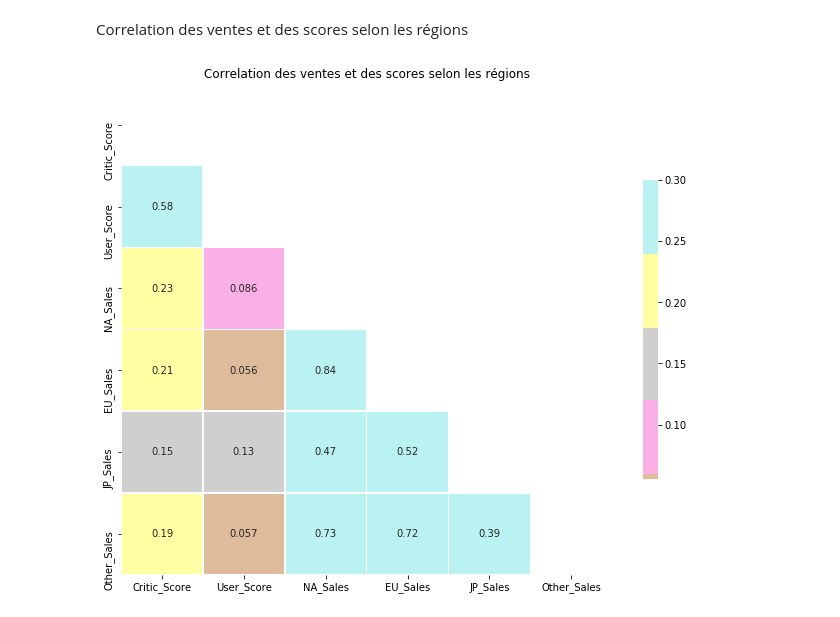
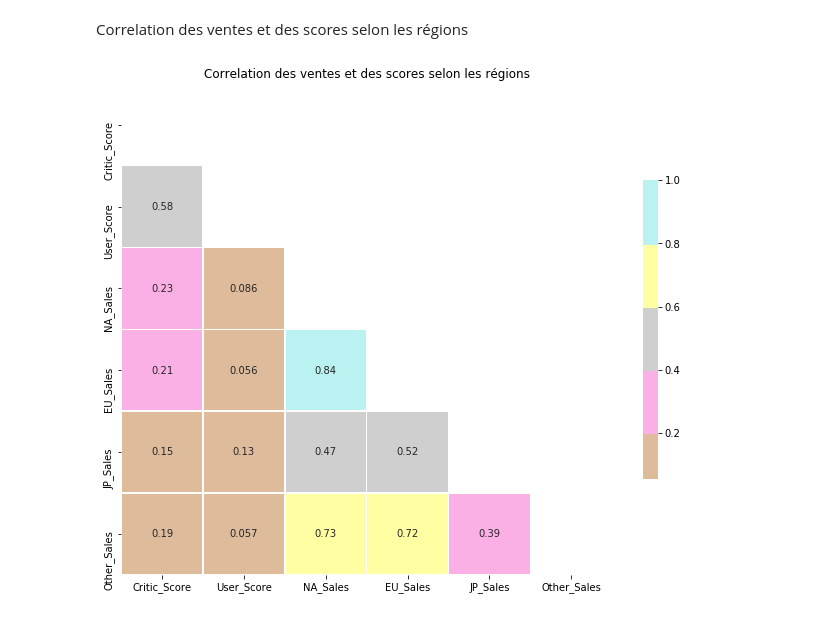
Before and after one commit to Shhhpoulpe/cours-de-python, a Jupyter notebook: Machine Learning/vente_jeux.ipynb, the cells around one changed output. Saved outputs shown, nothing was run; the diff lists cells and outputs as text; code cells hidden in the pictures.

```diff
--- a/Machine Learning/vente_jeux.ipynb
+++ b/Machine Learning/vente_jeux.ipynb
@@ -193,13 +213,13 @@ Correlation des ventes et des scores selon les régions
 # %%
 corr=correlation.corr()
 corr_map=sea.color_palette("pastel")
 mask = np.zeros_like(corr, dtype=np.bool)
 mask[np.triu_indices_from(mask)] = True
 
 f, ax = plt.subplots(figsize=(11, 11))
-sea.heatmap(corr, mask=mask, cmap=corr_map, vmax=.3, center=0,annot = True,
+sea.heatmap(corr, mask=mask, cmap=corr_map, vmax=1, center=0,annot = True,
             square=True, linewidths=.5, cbar_kws={"shrink": .5})
 plt.title("Correlation des ventes et des scores selon les régions")
 plt.show()
 # %% [output]
-[figure, old version]
+[figure, new version]
```
Also changed, not shown: parts of 4 cells of this notebook.
